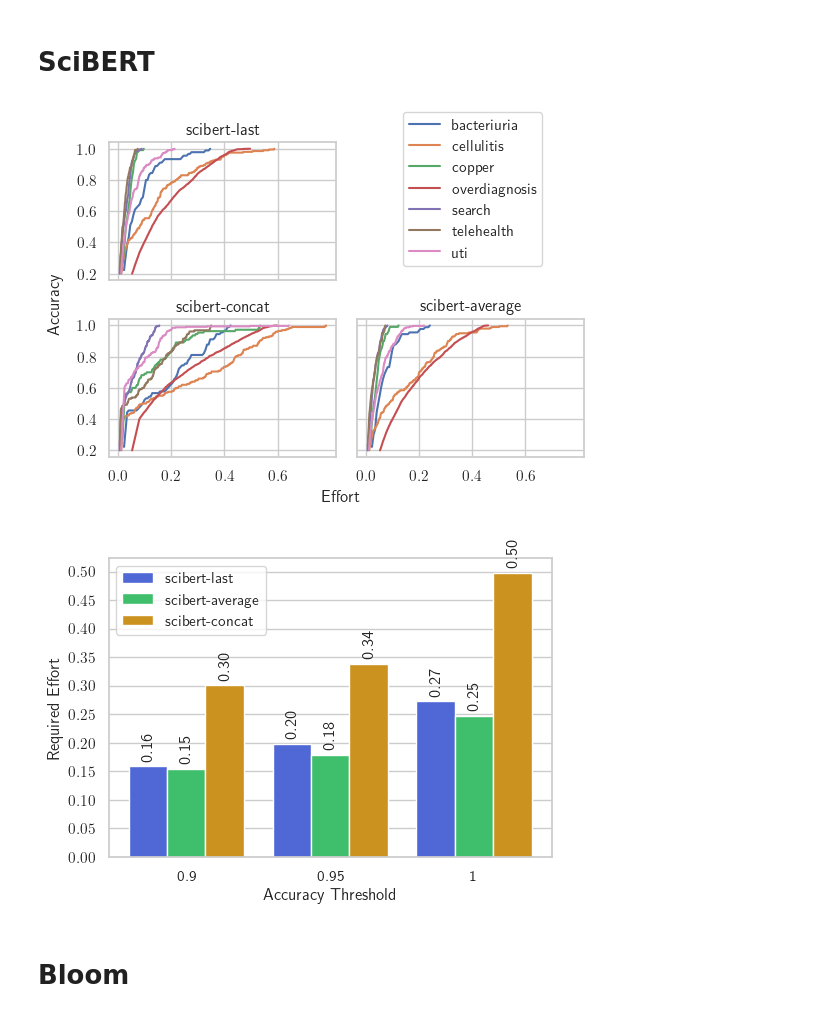
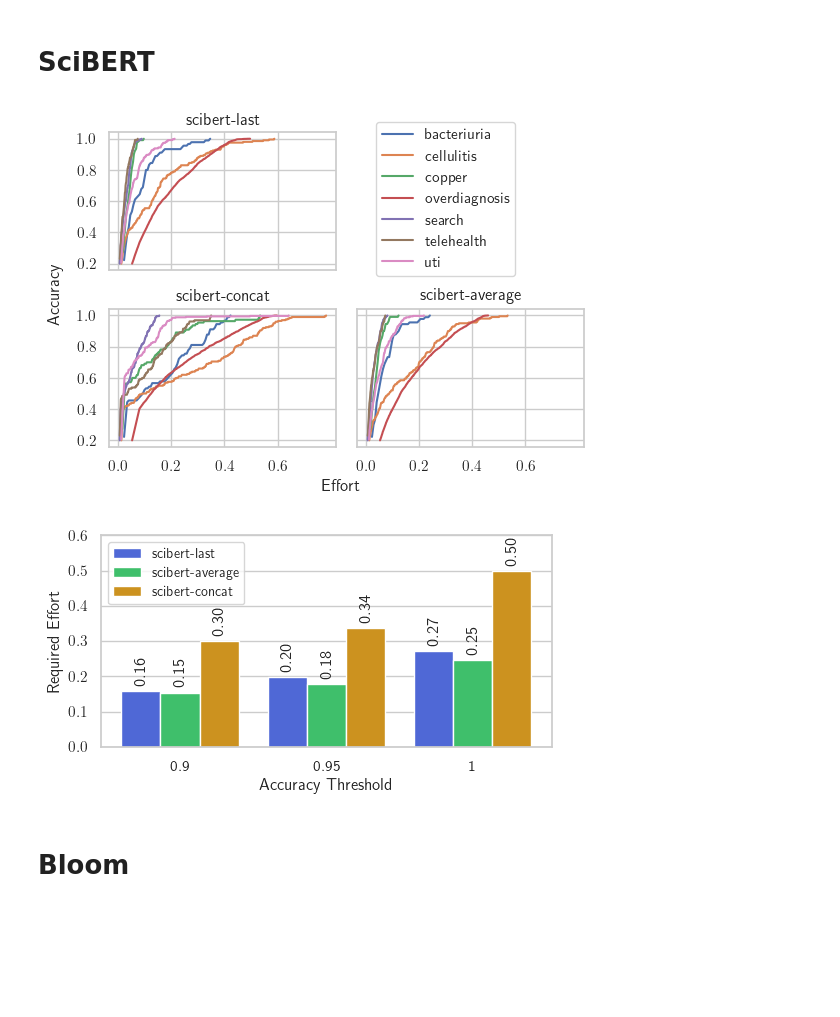
Before and after one commit to connorf25/automated-screening, a Jupyter notebook: stats-analysis.ipynb, the cells around one changed output. Saved outputs shown, nothing was run; the diff lists cells and outputs as text; code cells hidden in the pictures; blank space fills up the shorter version.

```diff
--- a/stats-analysis.ipynb
+++ b/stats-analysis.ipynb
@@ -273,7 +275,7 @@ for i, embedding in enumerate(embeddings):
             axs[i,j].set_title(model)
 
 handles, labels = axs[0,0].get_legend_handles_labels()
-fig.legend(handles, labels, bbox_to_anchor=(0.65,1),loc='upper left')
+fig.legend(handles, labels, bbox_to_anchor=(0.6,0.95),loc='upper left')
 axs[0,0].set_xticks((np.arange(0, 0.8, 0.2)))
 axs[0,0].set_yticks((np.arange(0.2, 1.01, 0.2)))
 fig.set_size_inches(w=5.39749, h=4)
@@ -284,7 +286,7 @@ plt.subplots_adjust(left=0.12, bottom=0.12, right=1)
 plt.savefig('../honours/thesis/Figures/effort-accuracy-all-scibert.pgf')
 plt.show()
 # %% [output]
-[figure, old version]
+[figure, new version]
 # %%
 # Plot bar plot of average model performance
 colormap = [
@@ -314,37 +316,37 @@ def get_average_effort_at_accuracy(model_name, accuracy):
 accuracy_thresholds = [0.9, 0.95, 1]
 x = np.arange(len(accuracy_thresholds))  # the label locations
 width = 0.8 # the width of the bars
 fig, ax = plt.subplots()
 sns.set(style="whitegrid")
 ax.xaxis.grid(False)
 rects = []
 
 length = len(model_names)
 for i, model_name in enumerate(model_names):
     required_efforts = []
     for accuracy in accuracy_thresholds:
         required_efforts.append(get_average_effort_at_accuracy(model_name, accuracy))
     color=colormap[i%9]
     i = i - len(model_names)/3 # Offset bar to left
     rects.append(ax.bar(x + i * (width/length), required_efforts, width/length, label=model_name, color=color))
 
 # Add some text for labels, title and custom x-axis tick labels, etc.
 ax.set_xlabel('Accuracy Threshold')
 ax.set_ylabel('Required Effort')
 ax.set_xticks(x, accuracy_thresholds)
-ax.legend()
+ax.legend(fontsize=10)
 
 for rect in rects:
 	ax.bar_label(rect, padding=3, fmt='%.2f', verticalalignment='center', rotation=90)
 
-fig.set_size_inches(w=5.39749, h=4)
-plt.yticks(np.arange(0, 0.51, 0.05))
+fig.set_size_inches(w=5.39749, h=3)
+plt.yticks(np.arange(0, 0.61, 0.1))
 fig.tight_layout()
 
 plt.savefig('../honours/thesis/Figures/effort-accuracy-all-scibert-bar.pgf')
 plt.show()
 # %% [output]
-[figure, old version]
+[figure, new version]
 # %% [markdown]
 # Bloom
 # %%
```
Also changed, not shown: parts of 4 cells of this notebook.
